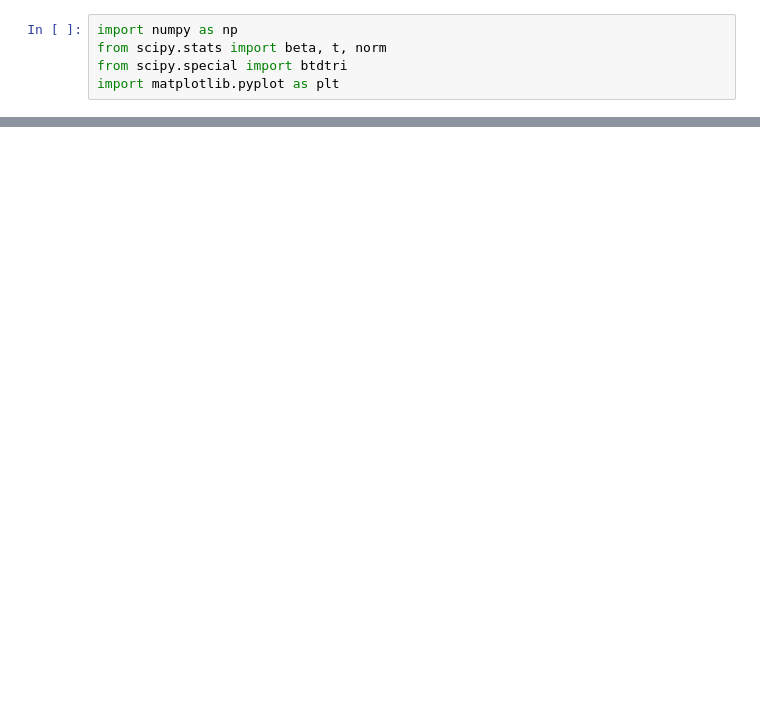
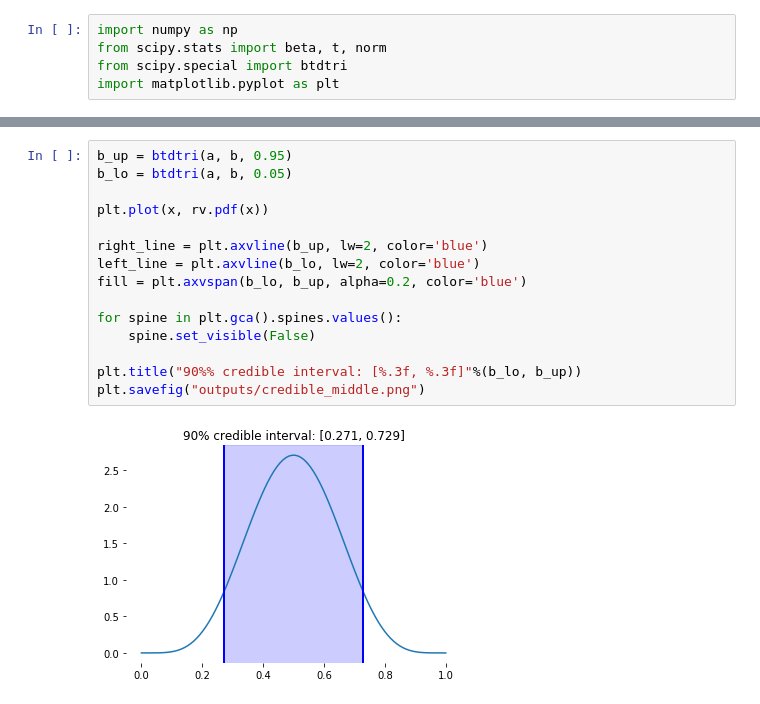
Before and after one commit to shawlu95/Data-Science-Toolbox, a Jupyter notebook: concepts/credible_interval.ipynb, the cells around one changed output, grey strips where cells are left out. Drawn from its saved outputs; the diff is of its cells as text; blank space fills up the shorter version.

```diff
--- a/concepts/credible_interval.ipynb
+++ b/concepts/credible_interval.ipynb
@@ -28,0 +32,17 @@ print("95%% credible interval: [%.3f, %.3f]"%(b_lo, b_up))
+# %%
+b_up = btdtri(a, b, 0.95)
+b_lo = btdtri(a, b, 0.05)
+
+plt.plot(x, rv.pdf(x))
+
+right_line = plt.axvline(b_up, lw=2, color='blue')
+left_line = plt.axvline(b_lo, lw=2, color='blue')
+fill = plt.axvspan(b_lo, b_up, alpha=0.2, color='blue')
+
+for spine in plt.gca().spines.values():
+    spine.set_visible(False)
+
+plt.title("90%% credible interval: [%.3f, %.3f]"%(b_lo, b_up))
+plt.savefig("outputs/credible_middle.png")
+# %% [output]
+[figure, added]
```
Also changed, not shown: parts of 7 cells of this notebook, 1 other file.
